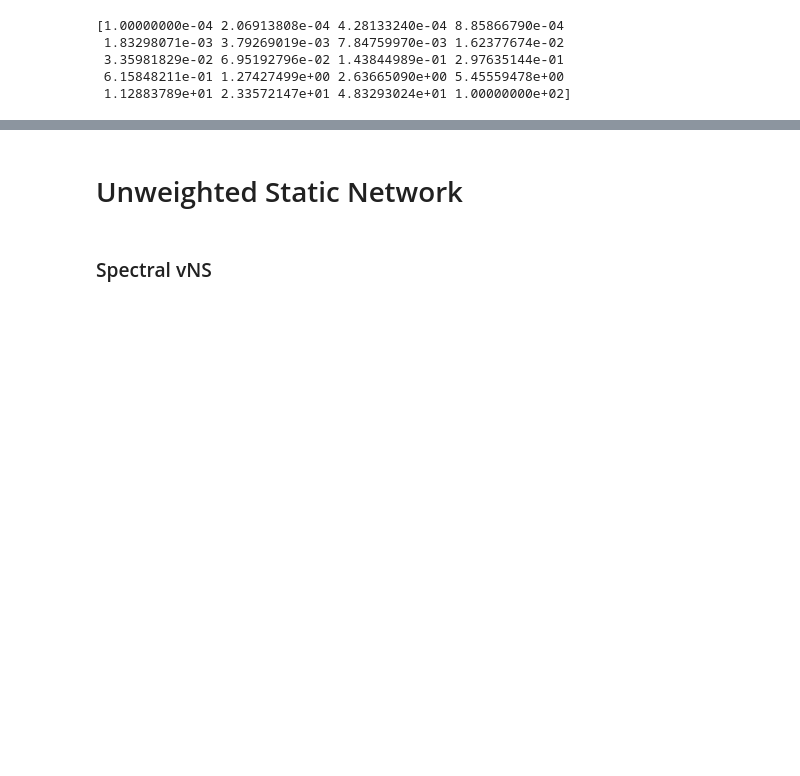
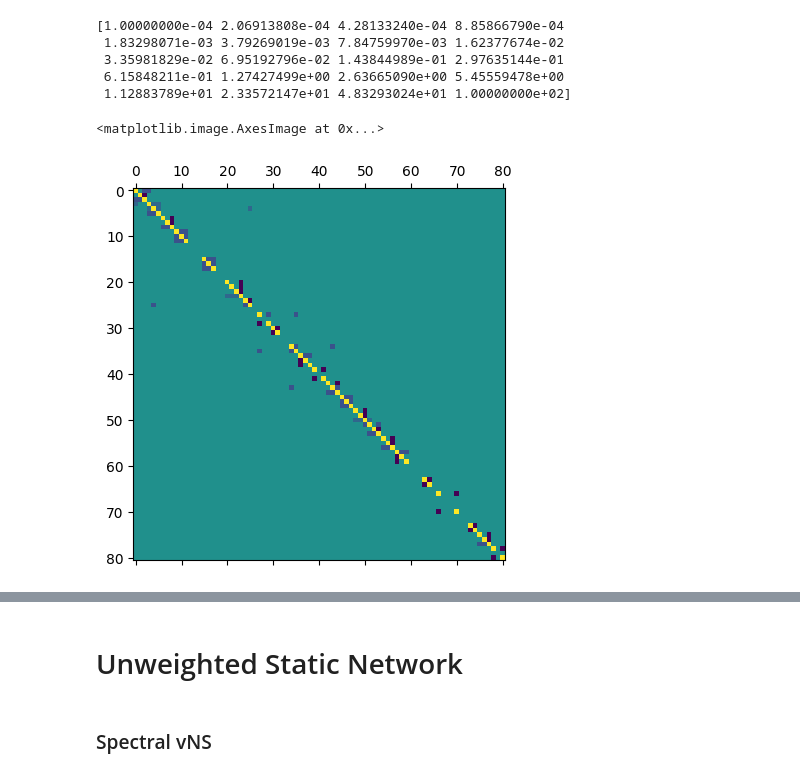
Before and after one commit to samuelkoovely/flow_stability, a Jupyter notebook: test_one_time.ipynb, the cells around one changed output, grey strips where cells are left out. Cells and saved outputs as stored; diff of their text form; code cells hidden in the pictures; blank space fills up the shorter version.

```diff
--- a/test_one_time.ipynb
+++ b/test_one_time.ipynb
@@ -33,3 +31,8 @@ net = ContTempNetwork.load('fig3_network')
+# %%
+plt.matshow(net.laplacians[100].toarray())
+# %% [output]
+<matplotlib.image.AxesImage at 0x...>
+[figure, added]
 # %%
 list_forw_flows = []
 
```
Also changed, not shown: parts of 31 cells of this notebook, 4 other files.
